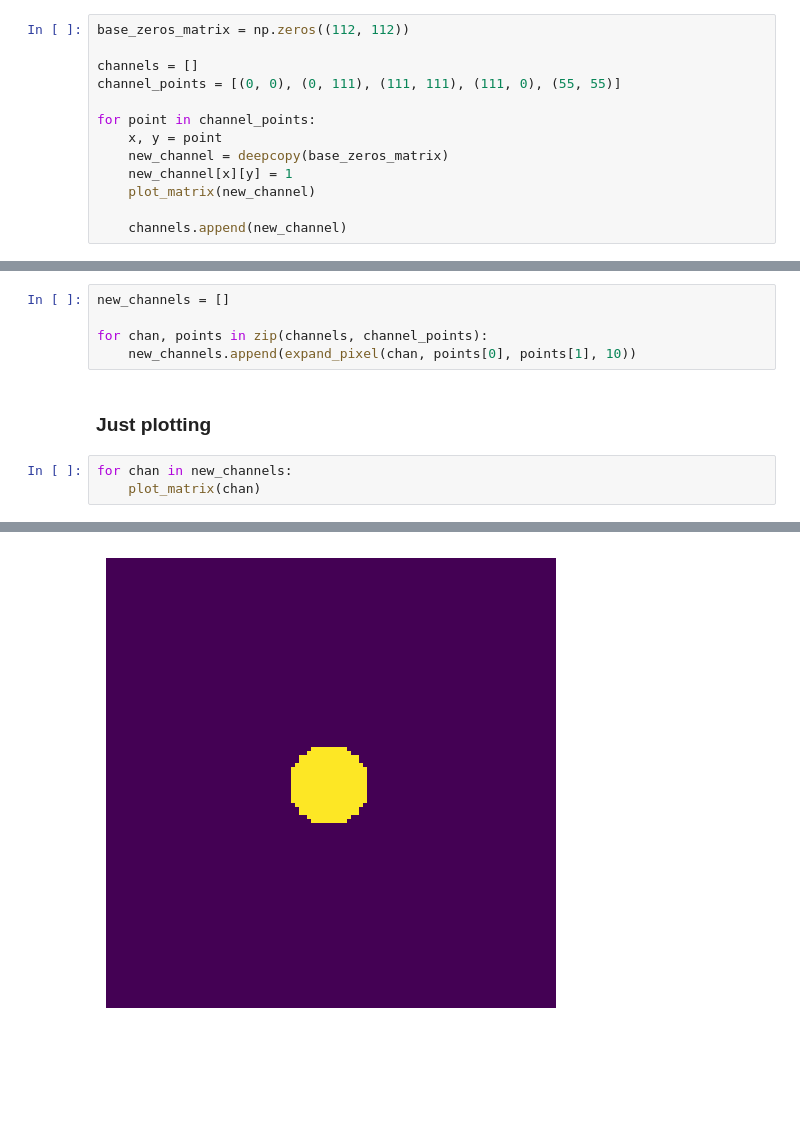
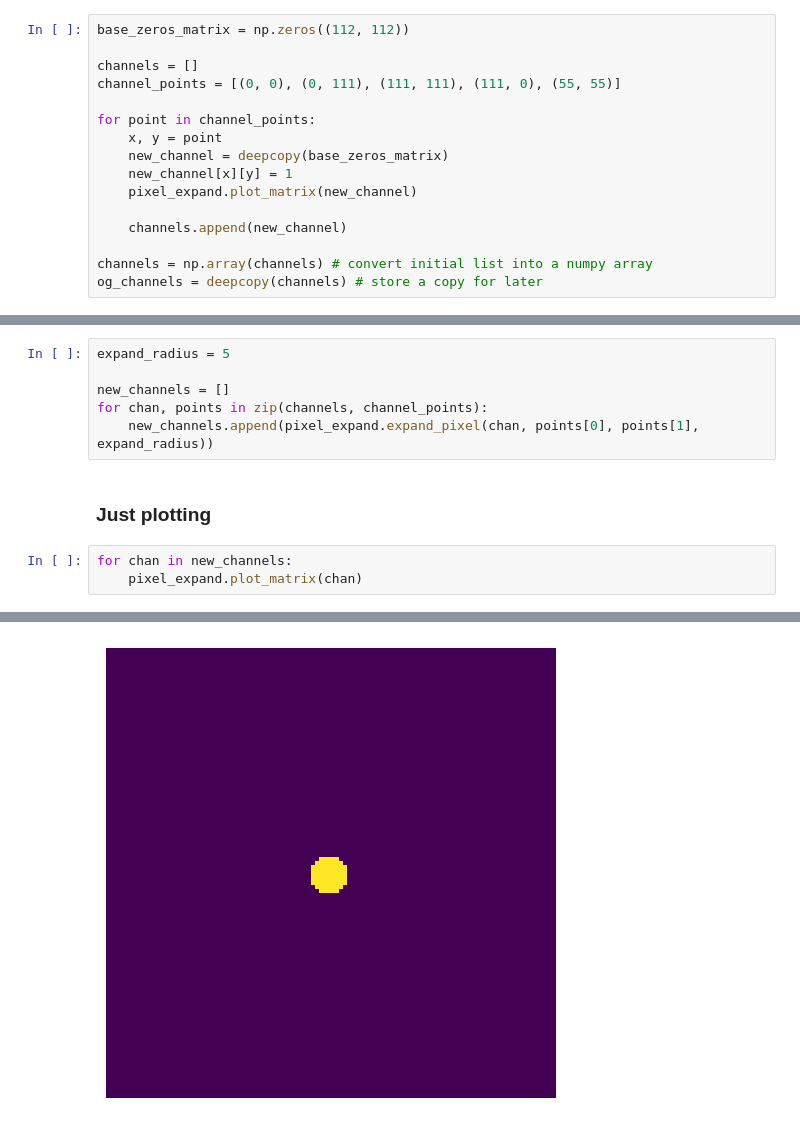
Before and after one commit to Tec-AI-23/EchoNetDynamic, a Jupyter notebook: scripts/pixel_expand.ipynb, the cells around one changed output, grey strips where cells are left out. Saved outputs shown, nothing was run; the diff lists cells and outputs as text; blank space fills up the shorter version.

```diff
--- a/scripts/pixel_expand.ipynb
+++ b/scripts/pixel_expand.ipynb
@@ -49,9 +35,12 @@ for point in channel_points:
     x, y = point
     new_channel = deepcopy(base_zeros_matrix)
     new_channel[x][y] = 1
-    plot_matrix(new_channel)
+    pixel_expand.plot_matrix(new_channel)
 
     channels.append(new_channel)
+
+channels = np.array(channels) # convert initial list into a numpy array
+og_channels = deepcopy(channels) # store a copy for later
 # %% [output]
 [figure]
 [figure]
@@ -97,13 +68,14 @@ It is crutial that the index of a certain matrix on `channels`, matches with its
 # %% [markdown]
 ### Direct implementation
 # %%
+expand_radius = 5
+
 new_channels = []
-
 for chan, points in zip(channels, channel_points):
-    new_channels.append(expand_pixel(chan, points[0], points[1], 10))
+    new_channels.append(pixel_expand.expand_pixel(chan, points[0], points[1], expand_radius))
 # %% [markdown]
 ### Just plotting
 # %%
 for chan in new_channels:
-    plot_matrix(chan)
+    pixel_expand.plot_matrix(chan)
 # %% [output]
@@ -114 +86 @@ for chan in new_channels:
-[figure, old version]
+[figure, new version]
```
Also changed, not shown: parts of 16 cells of this notebook, 1 other file.
